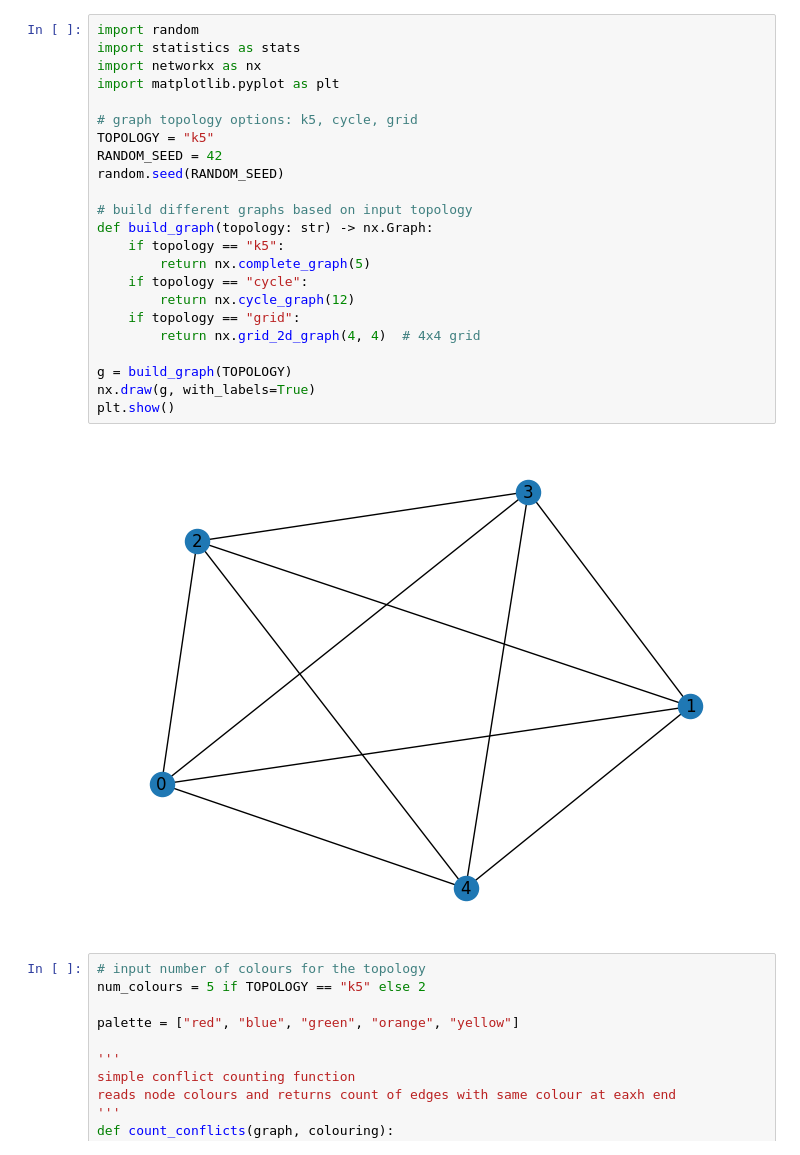
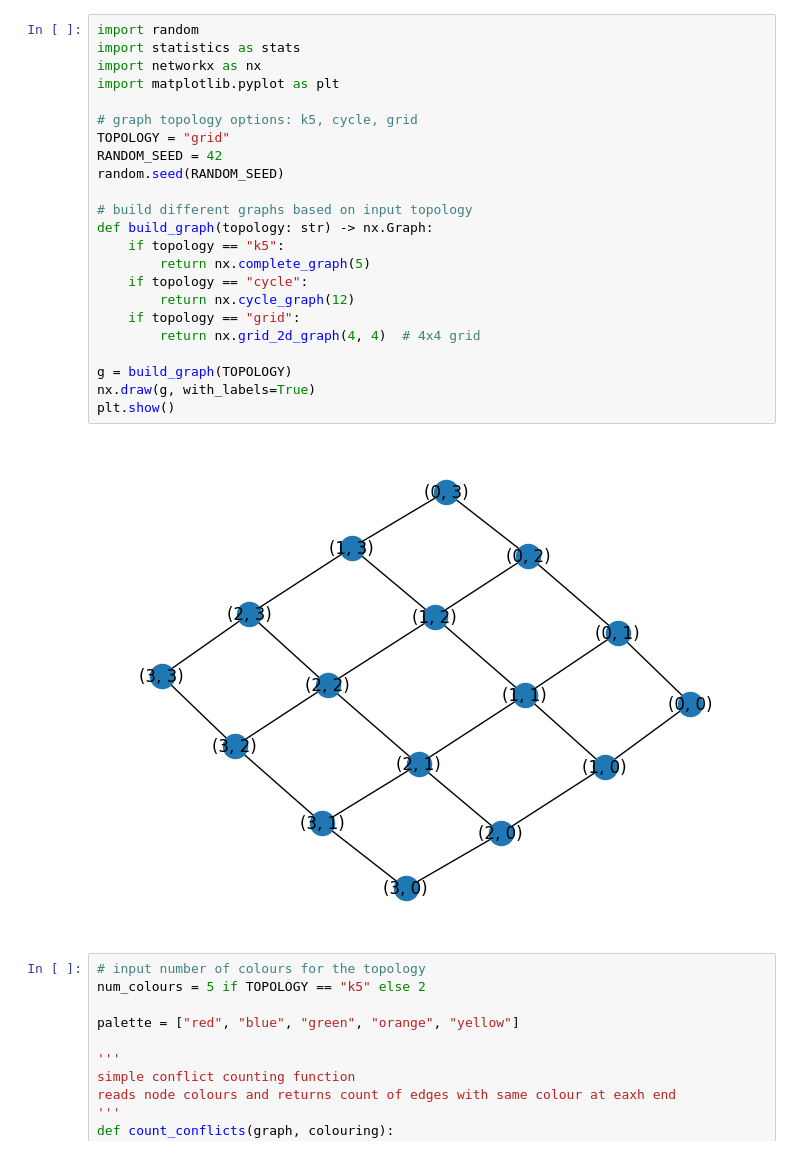
Before and after one commit to DarraghD1/AssignmentTwoAI, a Jupyter notebook: main.ipynb, the cells around one changed output. Cells and saved outputs as stored; diff of their text form.

```diff
--- a/main.ipynb
+++ b/main.ipynb
@@ -1,28 +1,28 @@
 # %%
 import random
 import statistics as stats
 import networkx as nx
 import matplotlib.pyplot as plt
 
 # graph topology options: k5, cycle, grid
-TOPOLOGY = "k5"
+TOPOLOGY = "grid"
 RANDOM_SEED = 42
 random.seed(RANDOM_SEED)
 
 # build different graphs based on input topology
 def build_graph(topology: str) -> nx.Graph:
     if topology == "k5":
         return nx.complete_graph(5)
     if topology == "cycle":
         return nx.cycle_graph(12)
     if topology == "grid":
         return nx.grid_2d_graph(4, 4)  # 4x4 grid
 
 g = build_graph(TOPOLOGY)
 nx.draw(g, with_labels=True)
 plt.show()
 # %% [output]
-[figure, old version]
+[figure, new version]
 # %%
 # input number of colours for the topology
 num_colours = 5 if TOPOLOGY == "k5" else 2
```
Also changed, not shown: parts of 1 cell of this notebook.
